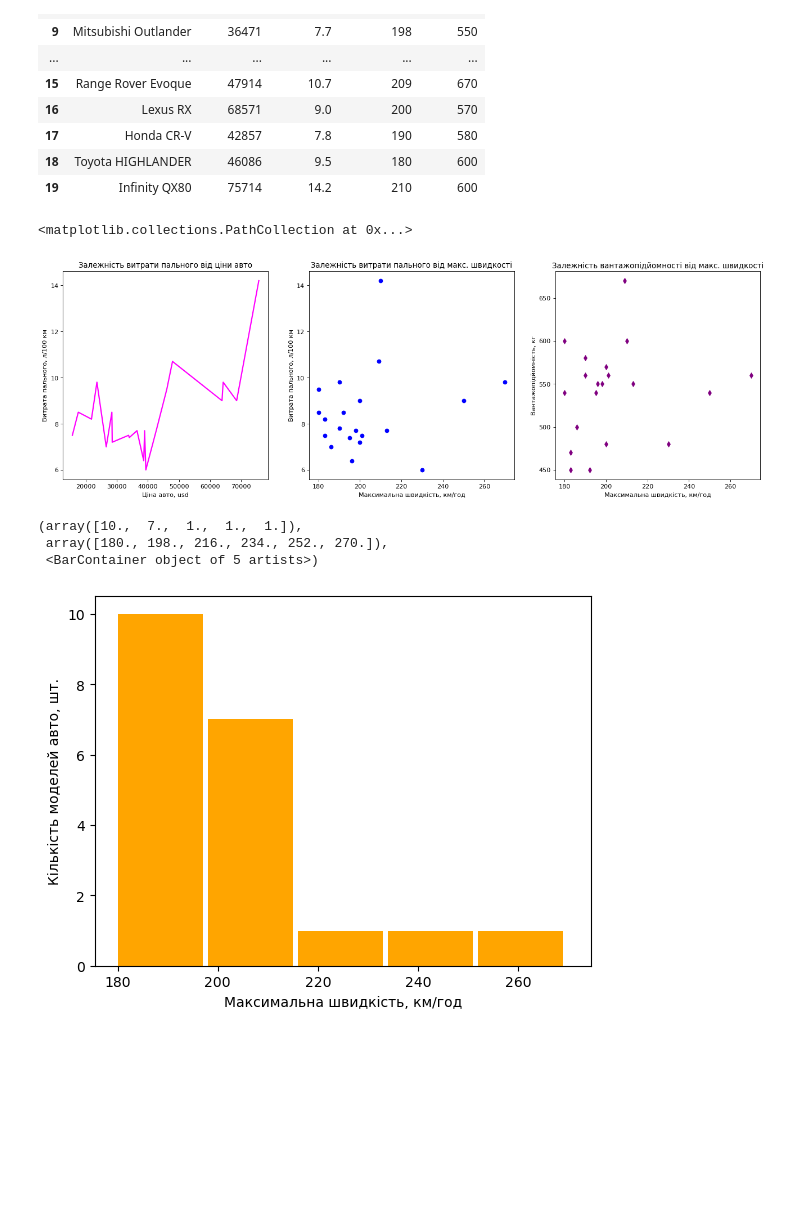
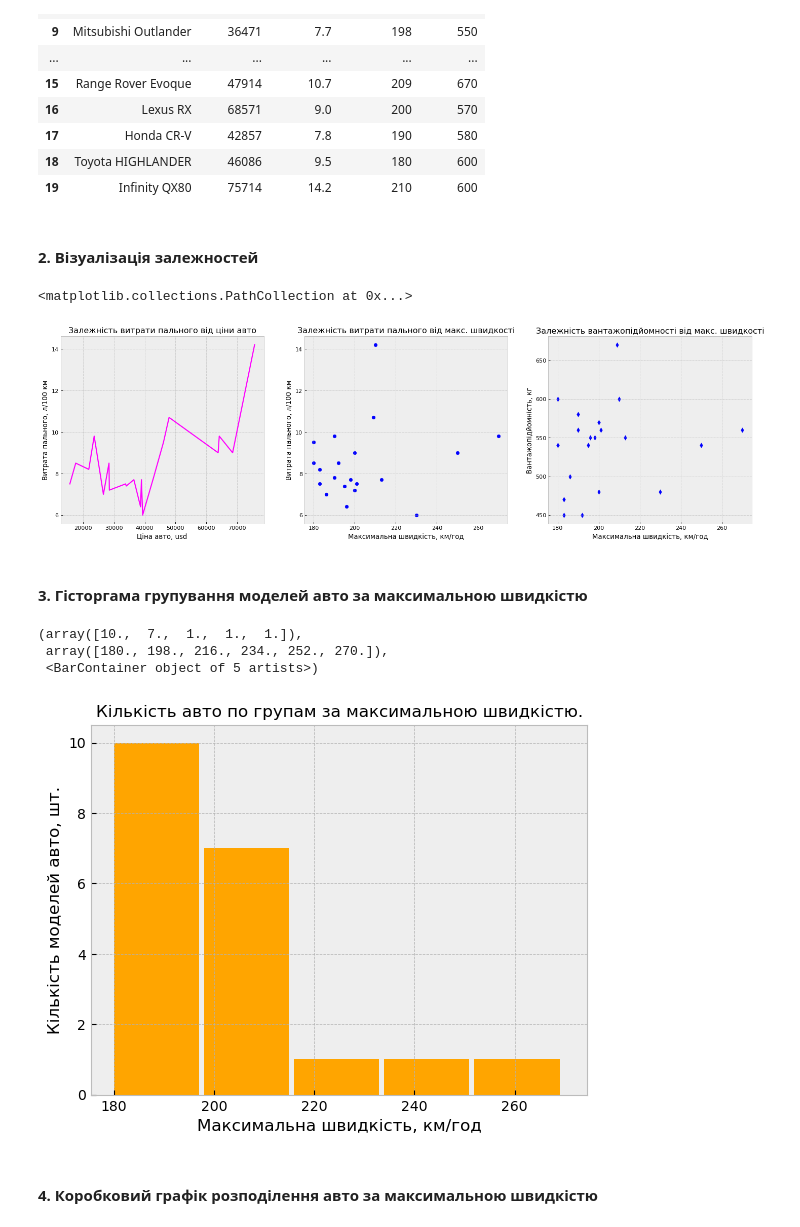
Before and after one commit to KotPetr/PDS2_Konst_Petrenko, a Jupyter notebook: Lesson_33/dz_33.ipynb, the cells around one changed output. Cells and saved outputs as stored; diff of their text form; code cells hidden in the pictures; blank space fills up the shorter version.

```diff
--- a/Lesson_33/dz_33.ipynb
+++ b/Lesson_33/dz_33.ipynb
@@ -29,38 +32,44 @@ df
 | 17 | Honda CR-V | 42857 | 7.8 | 190 | 580 |
 | 18 | Toyota HIGHLANDER | 46086 | 9.5 | 180 | 600 |
 | 19 | Infinity QX80 | 75714 | 14.2 | 210 | 600 |
+# %% [markdown]
+#### 2. Візуалізація залежностей
 # %%
-fig = plt.figure(figsize=(20, 6), dpi=80)
+fig = plt.figure(figsize=(22, 6), dpi=80)
+plt.style.use('bmh')
 
 ax = fig.add_subplot(131)
 price = df.sort_values(by='price_usd').price_usd
 fuel_cons = df.sort_values(by='price_usd').fuel_cons
 plt.title('Залежність витрати пального від ціни авто')
 plt.xlabel('Ціна авто, usd')
 plt.ylabel('Витрата пального, л/100 км')
 plt.plot(price, fuel_cons, color= 'magenta', linewidth = 2)
 
 
 ax = fig.add_subplot(132)
 max_speed = df.sort_values(by='max_speed').max_speed
 fuel_cons = df.sort_values(by='max_speed').fuel_cons
 plt.title('Залежність витрати пального від макс. швидкості')
 plt.xlabel('Максимальна швидкість, км/год')
 plt.ylabel('Витрата пального, л/100 км')
 plt.scatter(max_speed, fuel_cons, color='blue', marker = 'o')
 
 ax = fig.add_subplot(133)
 max_speed = df.sort_values(by='max_speed').max_speed
 load_cap = df.sort_values(by='max_speed').load_cap
 plt.title('Залежність вантажопідйомності від макс. швидкості')
 plt.xlabel('Максимальна швидкість, км/год')
 plt.ylabel('Вантажопідйомність, кг')
-plt.scatter(max_speed, load_cap, color='purple', marker = 'd' )
+plt.scatter(max_speed, load_cap, color='blue', marker = 'd' )
 # %% [output]
 <matplotlib.collections.PathCollection at 0x...>
-[figure, old version]
+[figure, new version]
+# %% [markdown]
+#### 3. Гісторгама групування моделей авто за максимальною швидкістю
 # %%
 max_speed = df.max_speed
+plt.title('Кількість авто по групам за максимальною швидкістю.', fontsize = 12)
 plt.xlabel('Максимальна швидкість, км/год')
 plt.ylabel('Кількість моделей авто, шт.')
 
@@ -69,6 +78,8 @@ plt.hist(max_speed, 5, color='orange', width = 17)
 (array([10.,  7.,  1.,  1.,  1.]),
  array([180., 198., 216., 234., 252., 270.]),
  <BarContainer object of 5 artists>)
-[figure, old version]
+[figure, new version]
+# %% [markdown]
+#### 4. Коробковий графік розподілення авто за максимальною швидкістю
 # %%
 sb.boxplot(data=df, y='max_speed', color= 'cyan')
```
Also changed, not shown: parts of 5 cells of this notebook, 1 other file.
